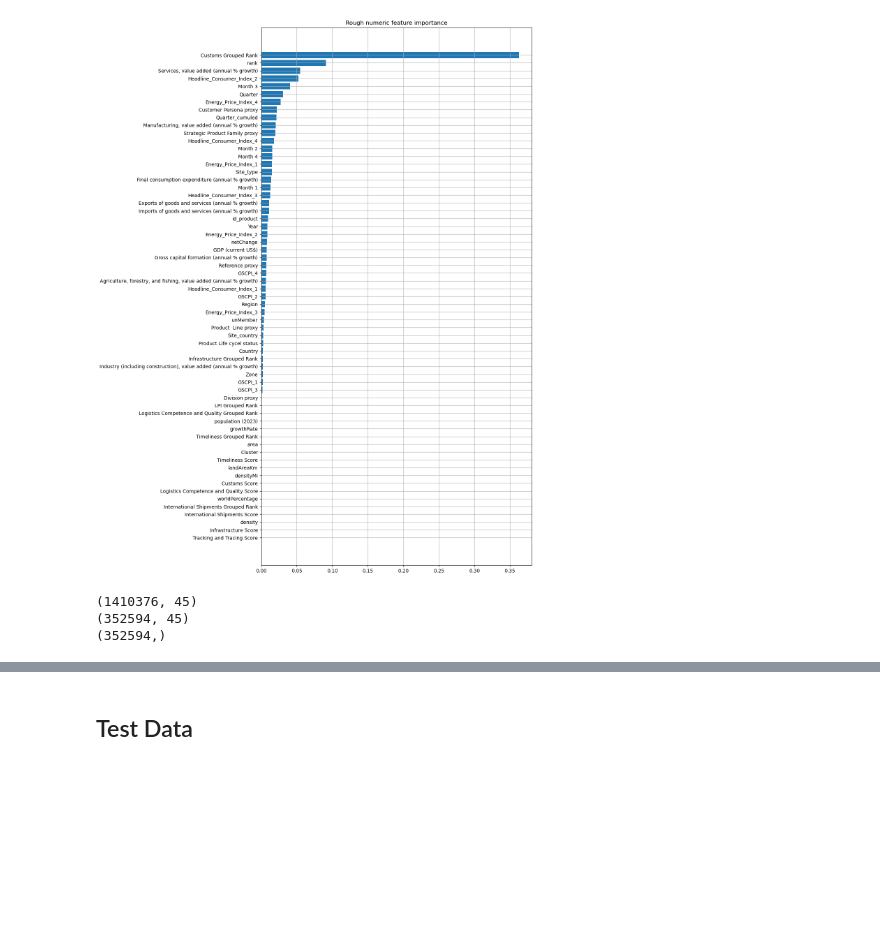
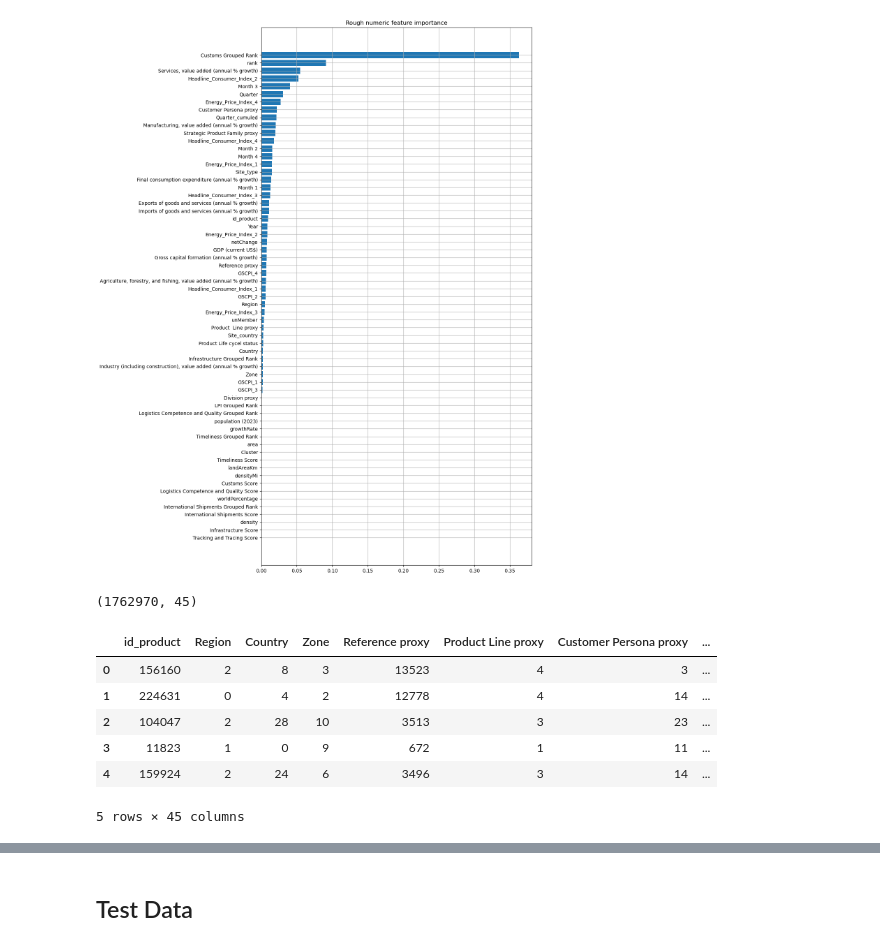
Before and after one commit to IonPanteleiciuc/HiParis, a Jupyter notebook: elhadi.ipynb, the cells around one changed output, grey strips where cells are left out. Saved outputs shown, nothing was run; the diff lists cells and outputs as text; code cells hidden in the pictures; blank space fills up the shorter version.

Commit message:
first-y-test

```diff
--- a/elhadi.ipynb
+++ b/elhadi.ipynb
@@ -576,27 +576,24 @@ non_important_columns = ['Tracking and Tracing Score', 'Infrastructure Score', '
                         'Logistics Competence and Quality Grouped Rank', 'LPI Grouped Rank', 'Division proxy']
 
 df.drop(non_important_columns, axis=1, inplace=True)
-# %%
-from sklearn.model_selection import train_test_split
-
-train, valid = train_test_split(df, test_size=0.2, random_state=1337)
-
-y_training = train['Month 4']
-y_valid = valid['Month 4']
-
-
-train = train.drop(['Month 4'], axis=1)
-valid = valid.drop(['Month 4'], axis=1)
-
-
-print(train.shape)
-print(valid.shape)
-train.head()
-print(y_valid.shape)
-# %% [output]
-(1410376, 45)
-(352594, 45)
-(352594,)
+# %%
+y_training = df['Month 4']
+
+
+train = df.drop(['Month 4'], axis=1)
+
+
+print(train.shape)
+train.head()
+# %% [output]
+(1762970, 45)
+|  | id_product | Region | Country | Zone | Reference proxy | Product Line proxy | Customer Persona proxy | ... |
+| 0 | 156160 | 2 | 8 | 3 | 13523 | 4 | 3 | ... |
+| 1 | 224631 | 0 | 4 | 2 | 12778 | 4 | 14 | ... |
+| 2 | 104047 | 2 | 28 | 10 | 3513 | 3 | 23 | ... |
+| 3 | 11823 | 1 | 0 | 9 | 672 | 1 | 11 | ... |
+| 4 | 159924 | 2 | 24 | 6 | 3496 | 3 | 14 | ... |
+5 rows × 45 columns
 # %%
 import xgboost as xgb
 from sklearn.model_selection import train_test_split
```
Also changed, not shown: parts of 13 cells of this notebook.
